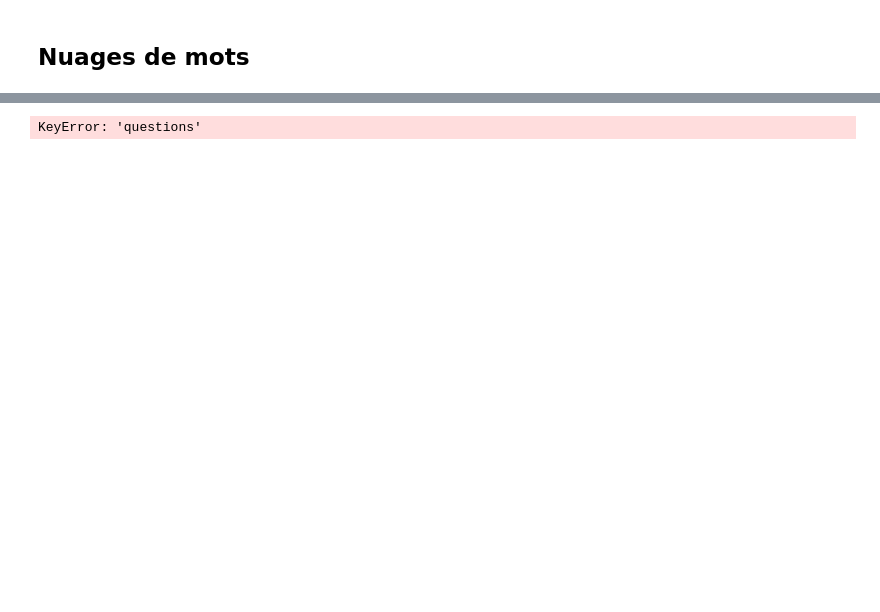
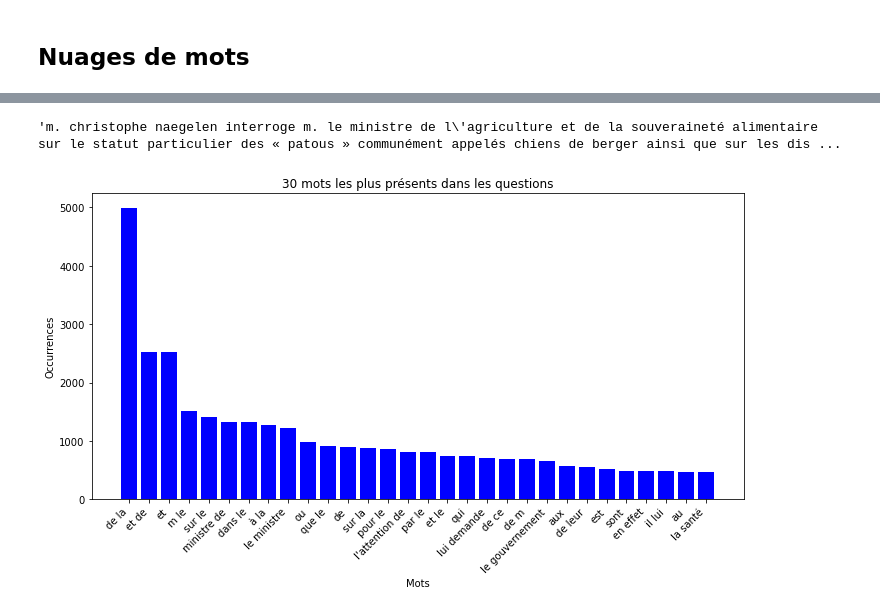
Before and after one commit to jcomperatore/PythonPourLaDataScience, a Jupyter notebook: Statistiques descriptives/Statistiques_descriptives.ipynb, the cells around one changed output, grey strips where cells are left out. Drawn from its saved outputs; the diff is of its cells as text; code cells hidden in the pictures; blank space fills up the shorter version.

Commit message:
wordcloud V1

```diff
--- a/Statistiques descriptives/Statistiques_descriptives.ipynb
+++ b/Statistiques descriptives/Statistiques_descriptives.ipynb
@@ -198,12 +184,42 @@ df_questions.head()
-# %%
-text = ' '.join(df_questions['questions'])
-
-
-wordcloud = WordCloud(width=800, height=400, background_color='white').generate(text)
-
-plt.figure(figsize=(10, 5))
-plt.imshow(wordcloud, interpolation='bilinear')
-plt.axis('off')
-plt.show()
-# %% [output]
-KeyError: 'questions'
+# %%
+questions = " ".join(df_questions["question"])
+
+def clean_text(text):
+    text = text.lower()
+    text = " ".join(text.split())
+    return text
+
+questions = clean_text(questions)
+questions
+# %% [output]
+'m. christophe naegelen interroge m. le ministre de l\'agriculture et de la souveraineté alimentaire sur le statut particulier des « patous » communément appelés chiens de berger ainsi que sur les dis ...
+# %%
+occurrences = WordCloud().process_text(questions)
+# %%
+import matplotlib.pyplot as plt
+
+def plot_top_n_keys(dictionary, n):
+    # Sort the dictionary by values in descending order
+    sorted_items = sorted(dictionary.items(), key=lambda x: x[1], reverse=True)
+
+    # Take the top N items
+    top_n_items = sorted_items[:n]
+
+    # Extract keys and values for plotting
+    keys, values = zip(*top_n_items)
+
+    # Create a bar chart
+    plt.figure(figsize=(10, 6))
+    plt.bar(keys, values, color='blue')
+    plt.xlabel('Mots')
+    plt.ylabel('Occurrences')
+    plt.title(f'{n} mots les plus présents dans les questions')
+    plt.xticks(rotation=45, ha='right')  # Rotate x-axis labels for better visibility
+    plt.tight_layout()
+    plt.show()
+
+# Example usage:
+# Assuming you have a dictionary named 'word_count' from the previous example
+plot_top_n_keys(occurrences, n=30)
+# %% [output]
+[figure, added]
```
Also changed, not shown: parts of 10 cells of this notebook.
